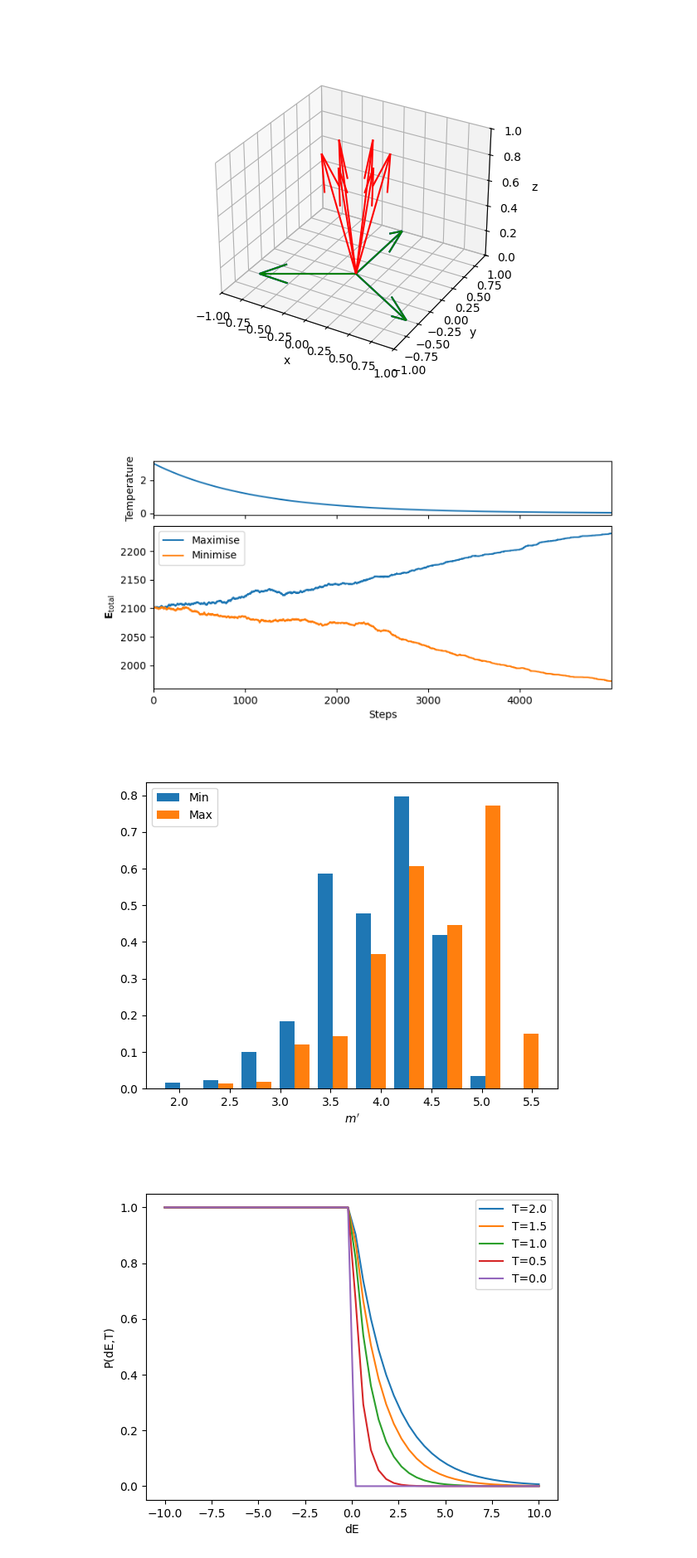
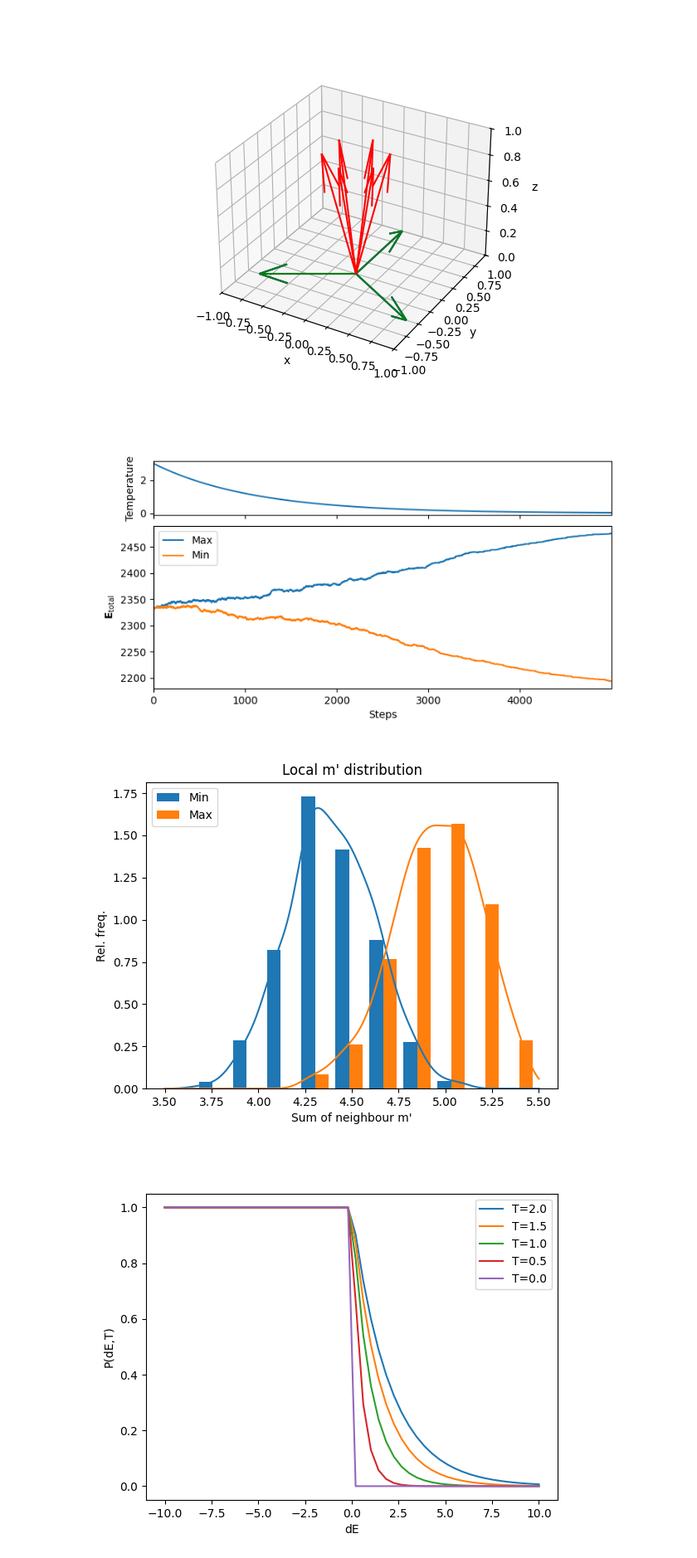
Before and after one commit to ethansprague22/MisorientationSimulatedAnneal, a Jupyter notebook: main.ipynb, the cells around one changed output. Shown at 83% size. Drawn from its saved outputs; the diff is of its cells as text; code cells hidden in the pictures.

Commit message:
vtk inflation, plotting

```diff
--- a/main.ipynb
+++ b/main.ipynb
@@ -129,7 +130,7 @@ def neighbour_table(N):
                ( 0,  1,  0),
                ( 0, -1,  0)]
 
-    idx = np.arange(N**3).reshape((N, N, N))
+    idx = np.arange(N**3).reshape((N, N, N), order='F')
     nbrs = [[] for _ in range(N**3)]
 
     for x in range(N):
@@ -362,8 +363,8 @@ fig, ax = plt.subplot_mosaic(
 )
 
 # Plot as before
-ax['Energy'].plot(output_max['steps'], output_max['E'], label='Maximise')
-ax['Energy'].plot(output_min['steps'], output_min['E'], label='Minimise')
+ax['Energy'].plot(output_max['steps'], output_max['E'], label='Max')
+ax['Energy'].plot(output_min['steps'], output_min['E'], label='Min')
 ax['Energy'].set_xlabel('Steps')
 ax['Energy'].set_ylabel(r"$\mathbf{E}_{\mathrm{total}}$")
 ax['Energy'].legend()
@@ -380,22 +381,32 @@ for name in ax:
 
 plt.show()
 # %% [output]
-[figure, old version]
+[figure, new version]
 # %%
 mp_min = np.empty(len(output_min['oris']))
 mp_max = np.empty(len(output_max['oris']))
 
 for i in range(len(output_min['oris'])):
     mp_min[i] = local_mPrime(output_min['oris'],i,output_min['nbrs'])
     mp_max[i] = local_mPrime(output_max['oris'],i,output_max['nbrs'])
 
-mps = [np.transpose(mp_min), np.transpose(mp_max)]
+# mps = [np.transpose(mp_min), np.transpose(mp_max)]
+mps = [mp_min, mp_max]
+
+kde_min = stats.gaussian_kde(mp_min)
+kde_max = stats.gaussian_kde(mp_max)
+xx = np.linspace(3.5,5.5,1000)
 
 fig,ax = plt.subplots()
-h = ax.hist(mps, 10,density=True, histtype='bar', label=['Min','Max'])
-ax.legend()
-ax.set_xlabel("$m'$")
+
+h = ax.hist(mps, 10, density=True, histtype='bar', label=['Min','Max'])
+ax.plot(xx, kde_min(xx), color='tab:blue')
+ax.plot(xx, kde_max(xx), color='tab:orange')
+ax.legend(loc='upper left')
+ax.set_xlabel("Sum of neighbour m'")
+ax.set_ylabel("Rel. freq.")
+ax.set_title("Local m' distribution")
 
 plt.show()
 # %% [output]
-[figure, old version]
+[figure, new version]
```
Also changed, not shown: parts of 11 cells of this notebook, 3 other files.
